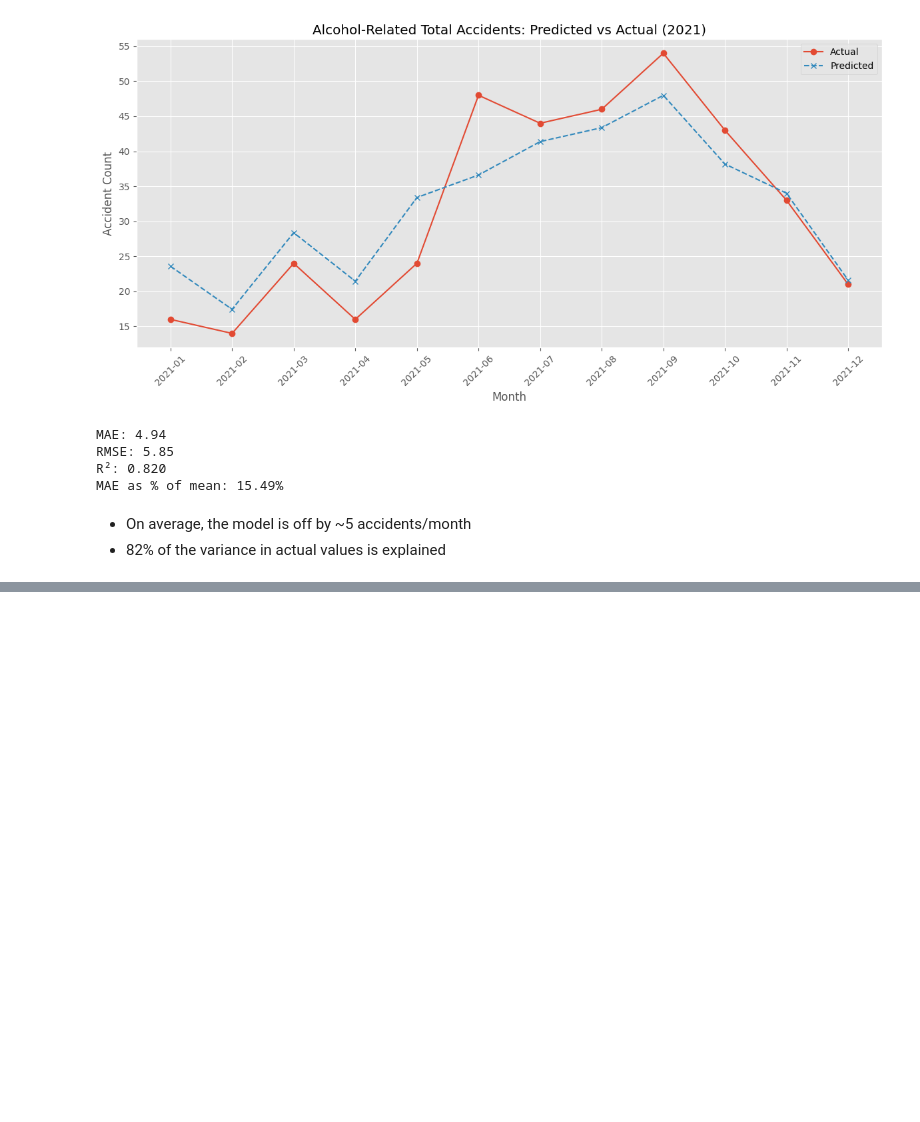
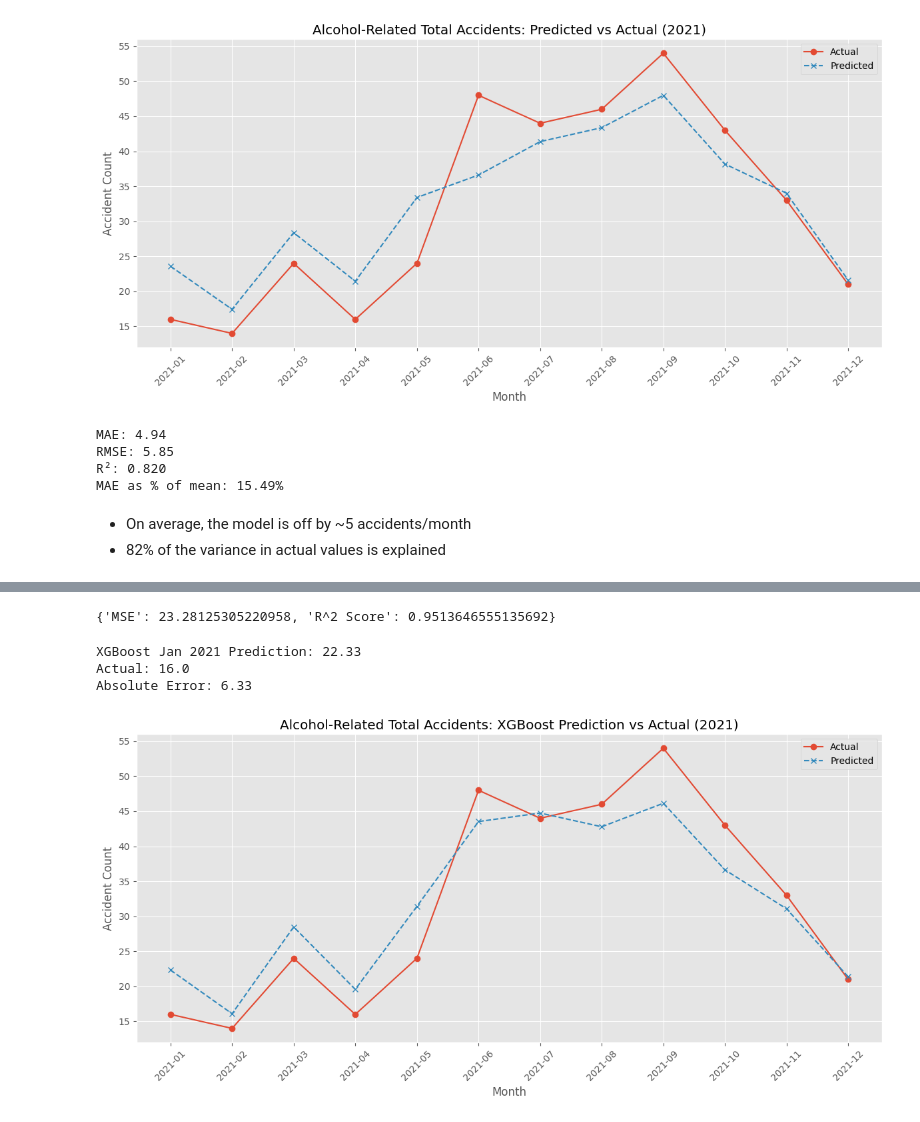
Before and after one commit to Ila-22/AI-Model, a Jupyter notebook: main.ipynb, the cells around one changed output, grey strips where cells are left out. Saved outputs shown, nothing was run; the diff lists cells and outputs as text; code cells hidden in the pictures; blank space fills up the shorter version.

```diff
--- a/main.ipynb
+++ b/main.ipynb
@@ -501,0 +540,64 @@ MAE as % of mean: 15.49%
+# %%
+xgb_model = xgb.BaselineXGBoostRegressor(
+    df=train_df,
+    target_col='Value',
+    feature_cols=['ChangeFromPreviousMonth', 'Year_Avg', 'sin_month', 'cos_month', 'lag_1', 'lag_2', 'Season']
+)
+# %%
+xgb_model.train()
+# %%
+xgb_model.evaluate()
+# %% [output]
+{'MSE': 23.28125305220958, 'R^2 Score': 0.9513646555135692}
+# %%
+jan_2021 = df_removed[
+    (df_removed['Category'] == 'Alcohol') &
+    (df_removed['Accident_type'] == 'Total') &
+    (df_removed['Month'] == '2021-01')
+].copy()
+
+X_jan = jan_2021[xgb_model.feature_cols]
+y_true_jan = jan_2021['Value'].values[0]
+y_pred_jan = xgb_model.predict(X_jan)[0]
+error_jan = abs(y_pred_jan - y_true_jan)
+
+print(f"XGBoost Jan 2021 Prediction: {y_pred_jan:.2f}")
+print(f"Actual: {y_true_jan}")
+print(f"Absolute Error: {error_jan:.2f}")
+# %% [output]
+XGBoost Jan 2021 Prediction: 22.33
+Actual: 16.0
+Absolute Error: 6.33
+# %%
+train_df = df[
+    (df['Category'] == 'Alcohol') &
+    (df['Accident_type'] == 'Total') &
+    (df['Year'] < 2021)
+].copy()
+
+predict_df = df_removed[
+    (df_removed['Category'] == 'Alcohol') &
+    (df_removed['Accident_type'] == 'Total') &
+    (df_removed['Year'] == 2021)
+].copy()
+# %%
+X_2021 = predict_df[xgb_model.feature_cols]
+y_true = predict_df['Value'].values
+y_pred = xgb_model.predict(X_2021)
+# %%
+df_vis = predict_df.reset_index()
+months = df_vis['Month'].astype(str)
+
+plt.figure(figsize=(12, 6))
+plt.plot(months, y_true, marker='o', label='Actual')
+plt.plot(months, y_pred, marker='x', linestyle='--', label='Predicted')
+plt.xlabel('Month')
+plt.ylabel('Accident Count')
+plt.title('Alcohol-Related Total Accidents: XGBoost Prediction vs Actual (2021)')
+plt.xticks(rotation=45)
+plt.legend()
+plt.grid(True)
+plt.tight_layout()
+plt.show()
+# %% [output]
+[figure, added]
```
Also changed, not shown: parts of 6 cells of this notebook, 1 other file.
